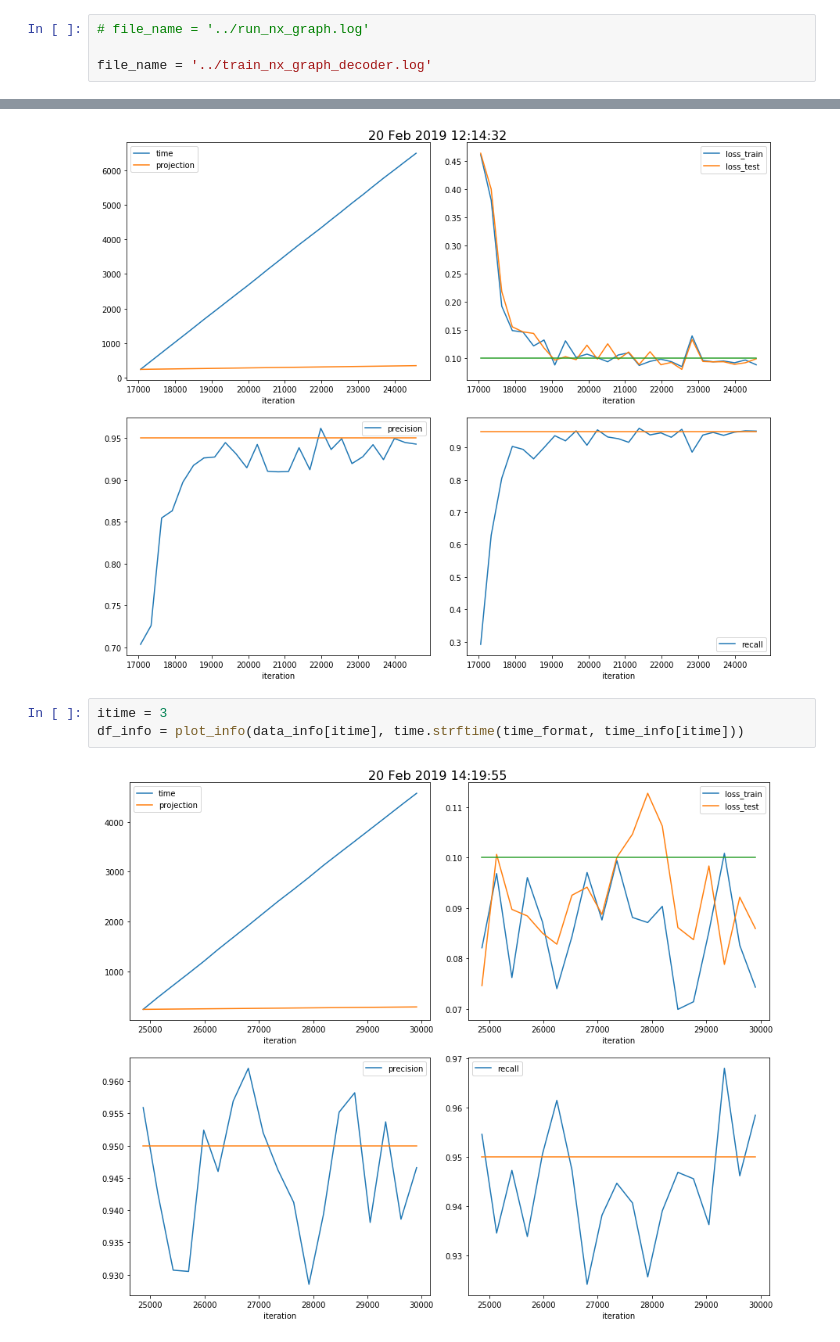
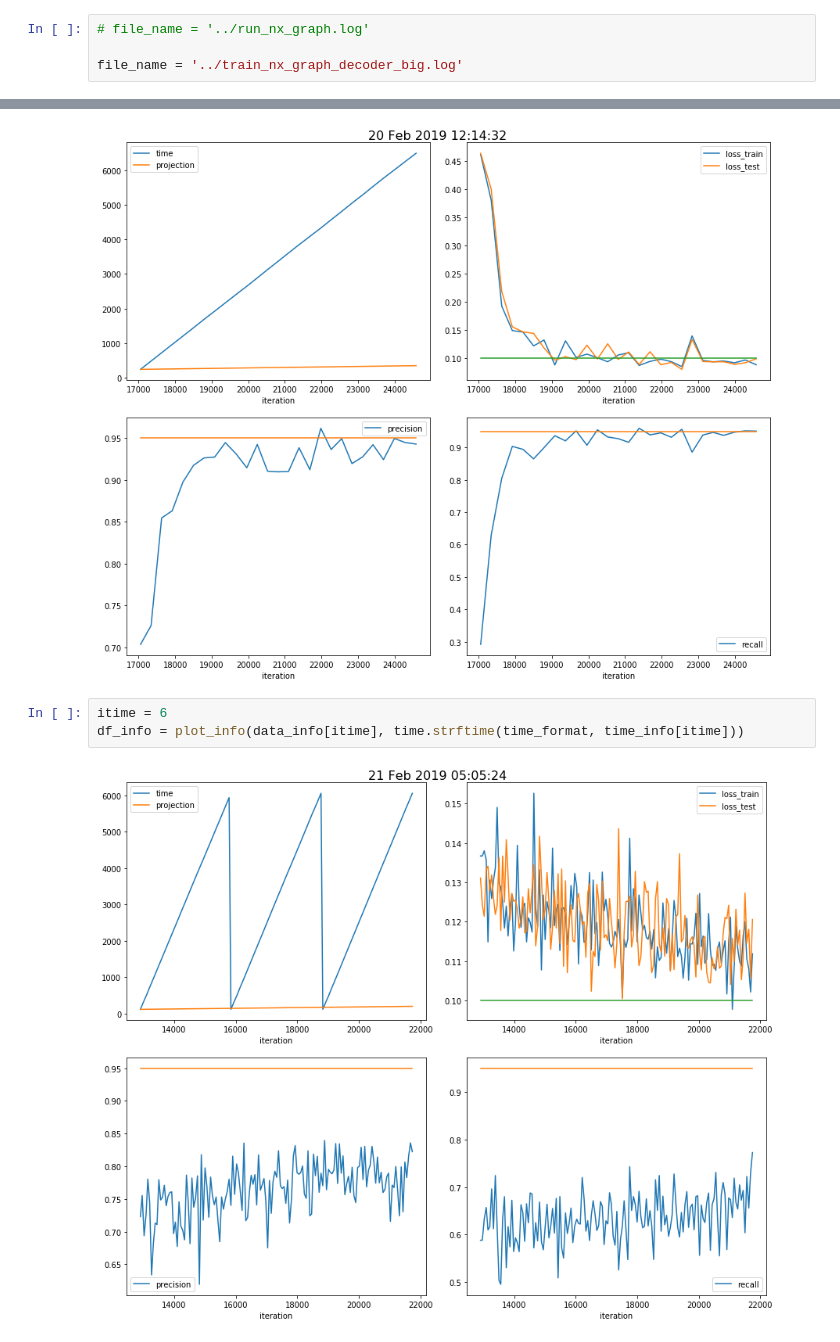
Before and after one commit to xju2/heptrkx-gnn-tracking, a Jupyter notebook: notebooks/ReadNXGraphLog.ipynb, the cells around one changed output, grey strips where cells are left out. Saved outputs shown, nothing was run; the diff lists cells and outputs as text.

```diff
--- a/notebooks/ReadNXGraphLog.ipynb
+++ b/notebooks/ReadNXGraphLog.ipynb
@@ -1,7 +1,7 @@
 # %%
 # file_name = '../run_nx_graph.log'
 
-file_name = '../train_nx_graph_decoder.log'
+file_name = '../train_nx_graph_decoder_big.log'
 # %%
 import time
 time_format = '%d %b %Y %H:%M:%S'
@@ -101,7 +101,7 @@ df_info = plot_info(data_info[itime], time.strftime(time_format, time_info[itime
 # %% [output]
 [figure]
 # %%
-itime = 3
+itime = 6
 df_info = plot_info(data_info[itime], time.strftime(time_format, time_info[itime]))
 # %% [output]
-[figure, old version]
+[figure, new version]
```
Also changed, not shown: 3 other files.
